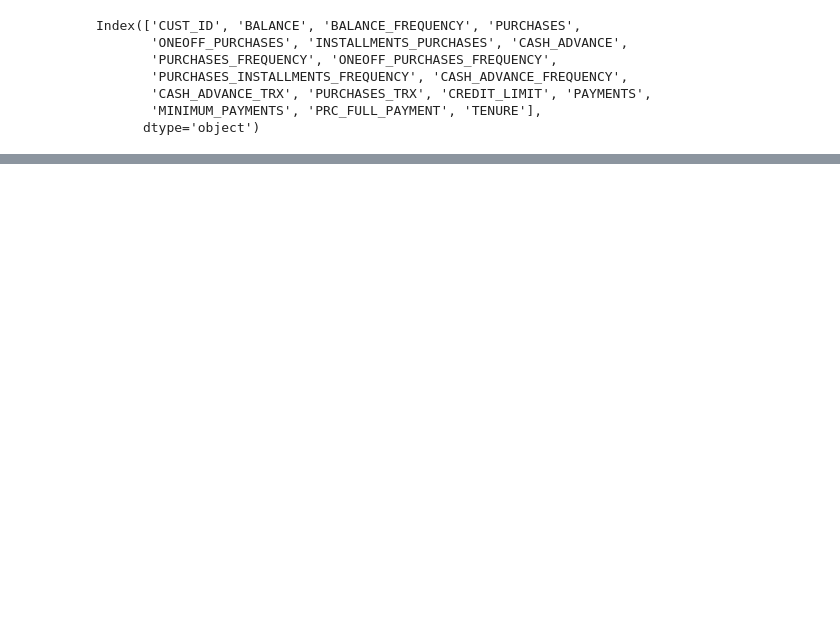
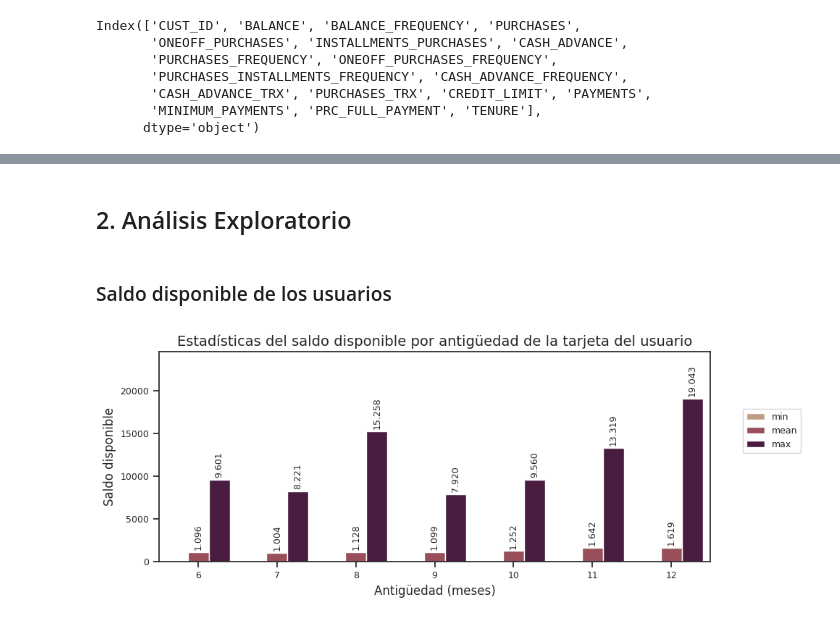
Before and after one commit to RicardxJMG/Data-projects, a Jupyter notebook: Data Science Projects/Credit Card Clustering/Clustering_Tarjeta_Credito.ipynb, the cells around one changed output, grey strips where cells are left out. Drawn from its saved outputs; the diff is of its cells as text; code cells hidden in the pictures; blank space fills up the shorter version.

```diff
--- a/Data Science Projects/Credit Card Clustering/Clustering_Tarjeta_Credito.ipynb
+++ b/Data Science Projects/Credit Card Clustering/Clustering_Tarjeta_Credito.ipynb
@@ -149,10 +80,0 @@ plt.show()
-# %%
-fig, axes = plt.subplots(nrows=4, ncols=4, figsize=(18, 18))
-
-for n, (col, ax) in enumerate(zip(dataset.columns, axes.flatten())):
-    sns.boxplot(data=dataset[col], orient = 'h',width = 0.25, ax=ax)
-    ax.set_title(f'{col} Frecuency', fontsize=12)
-    ax.tick_params(labelsize=10)
-
-plt.tight_layout()
-plt.show()
@@ -199,5 +80,0 @@ See the caveats in the documentation: https://pandas.pydata.org/pandas-docs/stab
-# %%
-cols_freq = frecuencies.columns
-
-for col in cols_freq:
-  dataset[col] = dataset[col].apply(ajuste)
@@ -266,12 +80,0 @@ table
-# %%
-fig, axes = plt.subplots(nrows=1, ncols=4, figsize=(16, 4))
-
-for n, (col, ax) in enumerate(zip(table.drop(columns=['N_Clusters']).columns, axes.flatten())):
-    sns.lineplot(data=table, x='N_Clusters', y=col, ax=ax)
-    ax.set_title(f'{col} Score', fontsize=14)
-    ax.set_xlabel('Number of Clusters', fontsize =12)
-    ax.set_ylabel('')
-    ax.tick_params(labelsize=10)
-
-plt.tight_layout()
-plt.show()
@@ -344,4 +80,0 @@ dtype: float64
-# %%
-dataset['CLUSTER']=labels
-description = round(dataset.groupby('CLUSTER')[['PURCHASES','BALANCE','CASH_ADVANCE','CREDIT_LIMIT','PAYMENTS','MINIMUM_PAYMENTS']].mean(),2)
-description
@@ -445,0 +95,2 @@ dtype: float64
+# %% [markdown]
+## 2. Análisis Exploratorio
@@ -445,0 +152,8 @@ dtype: float64
+# %% [markdown]
+### Saldo disponible de los usuarios
+# %%
+plot_bar_summary(dataset, "TENURE", "BALANCE", **{"x_label": "Antigüedad (meses)",
+                                                  "y_label":"Saldo disponible",
+                                                  "title": "Estadísticas del saldo disponible por antigüedad de la tarjeta del usuario"})
+# %% [output]
+[figure, added]
```
Also changed, not shown: parts of 109 cells of this notebook.
